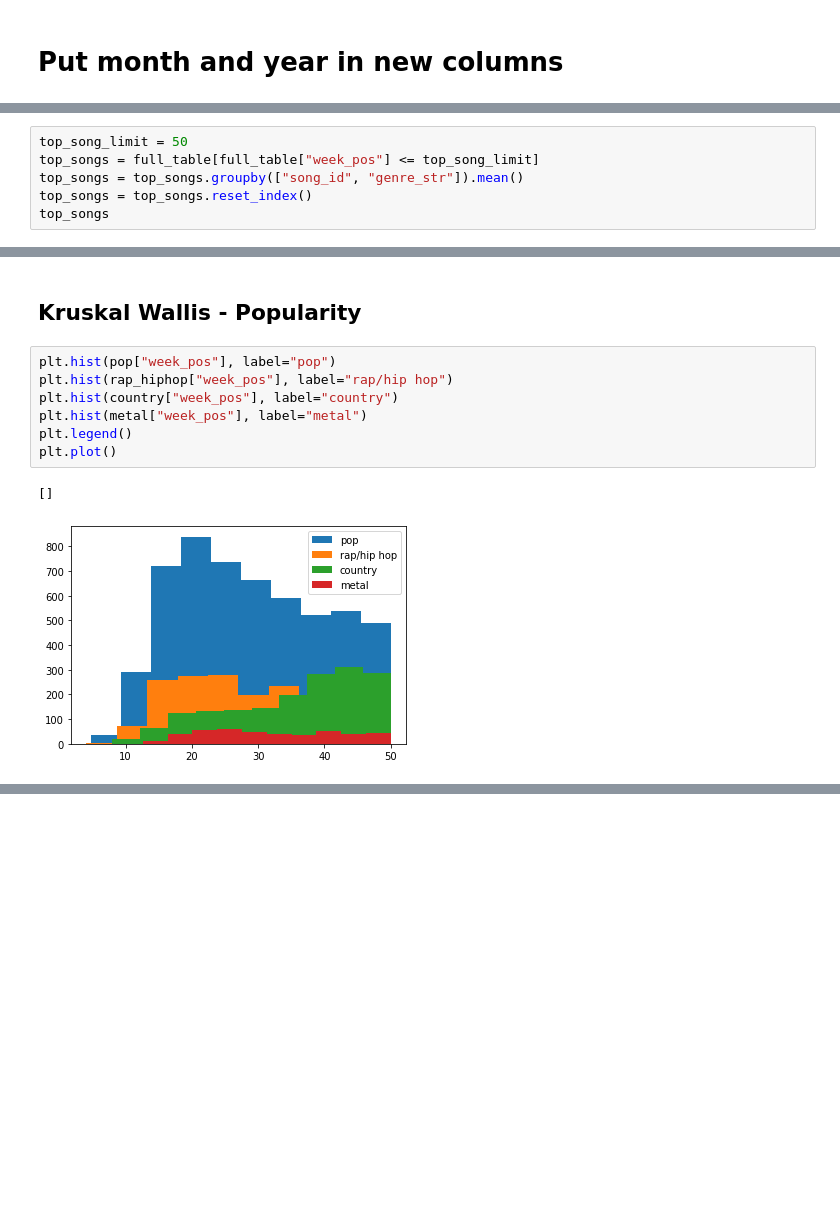
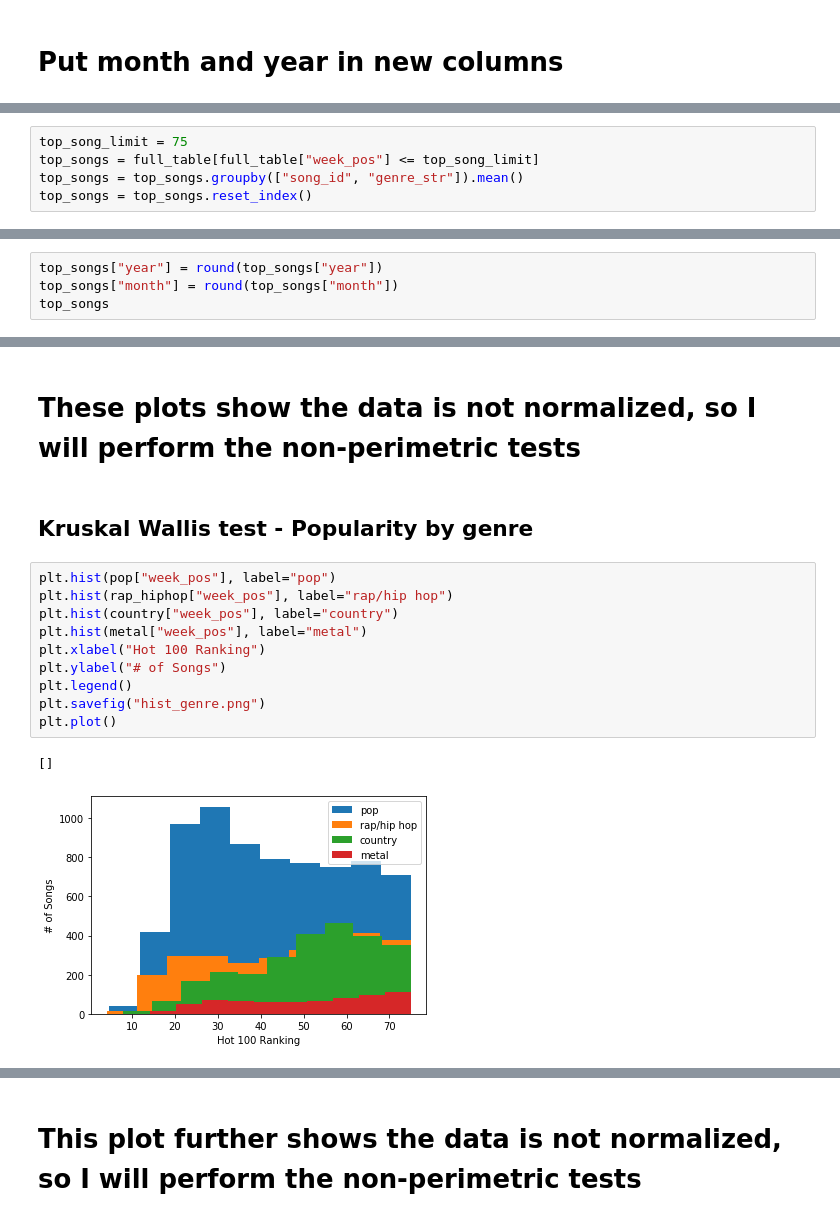
Before and after one commit to ssmcnatt/experimental-design-cap01, a Jupyter notebook: experimental-analysis.ipynb, the cells around one changed output, grey strips where cells are left out. Saved outputs shown, nothing was run; the diff lists cells and outputs as text; blank space fills up the shorter version.

```diff
--- a/experimental-analysis.ipynb
+++ b/experimental-analysis.ipynb
@@ -248,7 +254,6 @@ Name: explicit, dtype: int64
 # %%
-top_song_limit = 50
+top_song_limit = 75
 top_songs = full_table[full_table["week_pos"] <= top_song_limit]
 top_songs = top_songs.groupby(["song_id", "genre_str"]).mean()
 top_songs = top_songs.reset_index()
-top_songs
 # %% [output]
@@ -268 +260,5 @@ top_songs
 [interactive output not drawn]
+# %%
+top_songs["year"] = round(top_songs["year"])
+top_songs["month"] = round(top_songs["month"])
+top_songs
@@ -341,17 +373,25 @@ plt.show()
 [interactive output not drawn]
+# %% [markdown]
+# These plots show the data is not normalized, so I will perform the non-perimetric tests
 # %% [markdown]
-## Kruskal Wallis - Popularity
+
+## Kruskal Wallis test - Popularity by genre
 # %%
 plt.hist(pop["week_pos"], label="pop")
 plt.hist(rap_hiphop["week_pos"], label="rap/hip hop")
 plt.hist(country["week_pos"], label="country")
 plt.hist(metal["week_pos"], label="metal")
+plt.xlabel("Hot 100 Ranking")
+plt.ylabel("# of Songs")
 plt.legend()
+plt.savefig("hist_genre.png")
 plt.plot()
 # %% [output]
 []
-[figure, old version]
+[figure, new version]
 [interactive output not drawn]
+# %% [markdown]
+# This plot further shows the data is not normalized, so I will perform the non-perimetric tests
 # %%
 _, p = stats.kruskal(
     pop["week_pos"], rap_hiphop["week_pos"], country["week_pos"], metal["week_pos"]
```
Also changed, not shown: parts of 49 cells of this notebook, 4 other files.
